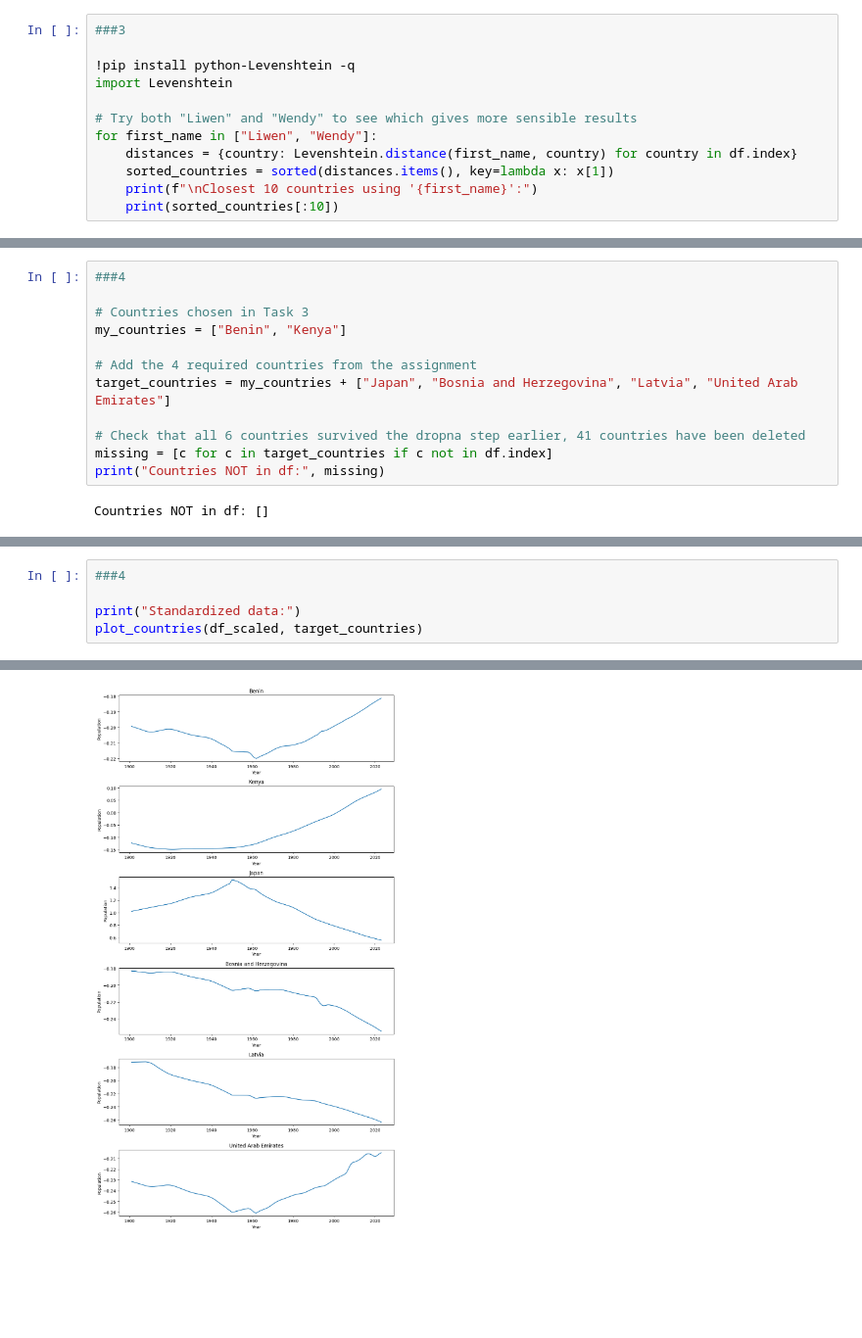
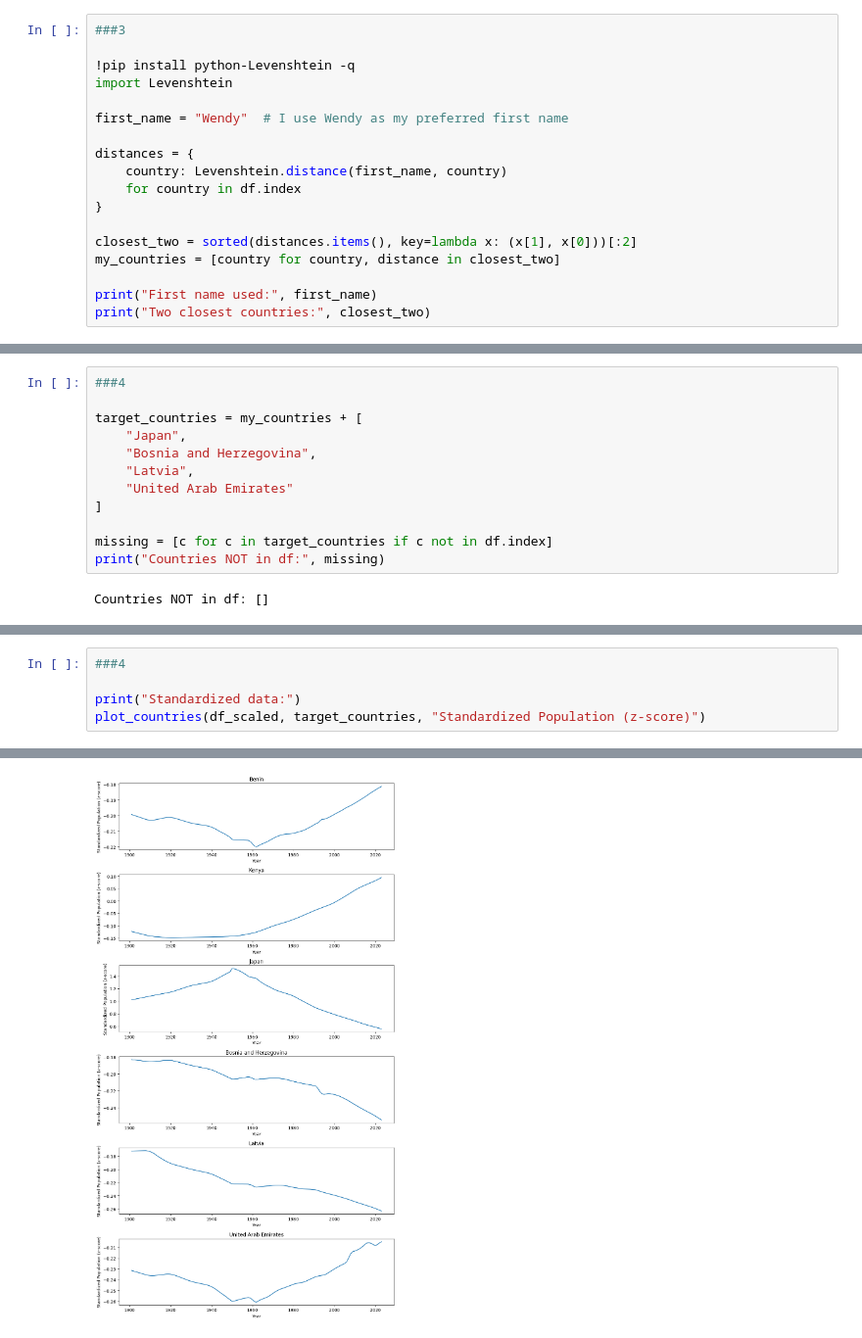
Before and after one commit to APS1070-UofT/s26-project-3-part-1-LiwDuan, a Jupyter notebook: S26_APS1070_Project_3_git.ipynb, the cells around one changed output, grey strips where cells are left out. Shown at 98% size. Cells and saved outputs as stored; diff of their text form; blank space fills up the shorter version.

Commit message:
Revise Task 3 selection logic and Task 5 discussion

```diff
--- a/S26_APS1070_Project_3_git.ipynb
+++ b/S26_APS1070_Project_3_git.ipynb
@@ -146,10 +152,16 @@ dtype: float64
 !pip install python-Levenshtein -q
 import Levenshtein
 
-# Try both "Liwen" and "Wendy" to see which gives more sensible results
-for first_name in ["Liwen", "Wendy"]:
-    distances = {country: Levenshtein.distance(first_name, country) for country in df.index}
-    sorted_countries = sorted(distances.items(), key=lambda x: x[1])
-    print(f"\nClosest 10 countries using '{first_name}':")
-    print(sorted_countries[:10])
+first_name = "Wendy"  # I use Wendy as my preferred first name
+
+distances = {
+    country: Levenshtein.distance(first_name, country)
+    for country in df.index
+}
+
+closest_two = sorted(distances.items(), key=lambda x: (x[1], x[0]))[:2]
+my_countries = [country for country, distance in closest_two]
+
+print("First name used:", first_name)
+print("Two closest countries:", closest_two)
 # %% [output]
@@ -161,13 +170,13 @@ Closest 10 countries using 'Wendy':
 # %%
 ###4
 
-# Countries chosen in Task 3
-my_countries = ["Benin", "Kenya"]
+target_countries = my_countries + [
+    "Japan",
+    "Bosnia and Herzegovina",
+    "Latvia",
+    "United Arab Emirates"
+]
 
-# Add the 4 required countries from the assignment
-target_countries = my_countries + ["Japan", "Bosnia and Herzegovina", "Latvia", "United Arab Emirates"]
-
-# Check that all 6 countries survived the dropna step earlier, 41 countries have been deleted
 missing = [c for c in target_countries if c not in df.index]
 print("Countries NOT in df:", missing)
 # %% [output]
@@ -183,8 +192,8 @@ Original data:
 # %%
 ###4
 
 print("Standardized data:")
-plot_countries(df_scaled, target_countries)
+plot_countries(df_scaled, target_countries, "Standardized Population (z-score)")
 # %% [output]
 Standardized data:
-[figure, old version]
+[figure, new version]
```
Also changed, not shown: parts of 6 cells of this notebook.
